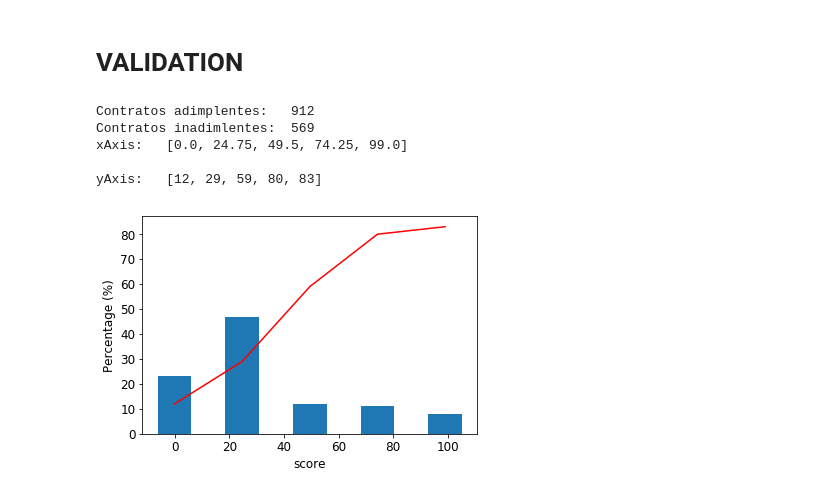
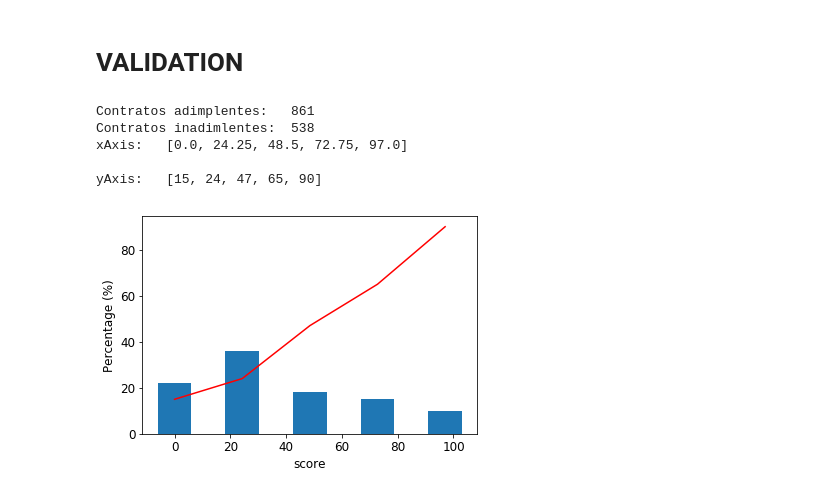
Before and after one commit to vultor33/Logistics, a Jupyter notebook: rupturaLSTM.ipynb, the cells around one changed output. Drawn from its saved outputs; the diff is of its cells as text; code cells hidden in the pictures.

```diff
--- a/rupturaLSTM.ipynb
+++ b/rupturaLSTM.ipynb
@@ -61,7 +61,7 @@ time_steps = X.shape[1]
 x_dimension = X.shape[2]
 y_dimension = Y.shape[2]
 rupNN = RupturaNeuralNetwork(modelName)
-newModel = True
+newModel = False
 
 if newModel:
     n_neurons = 12
@@ -132,17 +132,17 @@ Epoch 18/100
 # VALIDATION
 # %%
 rupPred = RupturaPrediction(X)
-rupPred.addFirstPrediction(Y)
+rupPred.addFirstPrediction([])# Y tem q conveter o formato do Y no do X ou encontrar uma alternativa.
 rupPred.validate(Ytest, model)
 dataScore = rupPred.calculateDataScore()  # passo que define a validacao
 rupPred.plotScore(dataScore)
 # %% [output]
-Contratos adimplentes:   912
-Contratos inadimlentes:  569
-xAxis:   [0.0, 24.75, 49.5, 74.25, 99.0]
+Contratos adimplentes:   861
+Contratos inadimlentes:  538
+xAxis:   [0.0, 24.25, 48.5, 72.75, 97.0]
 
-yAxis:   [12, 29, 59, 80, 83]
+yAxis:   [15, 24, 47, 65, 90]
-[figure, old version]
+[figure, new version]
 # %%
 pred = dataScore.score.tolist()
 ytrue = dataScore.Inadimplente.tolist()
```
Also changed, not shown: parts of 3 cells of this notebook, 1 other file.
